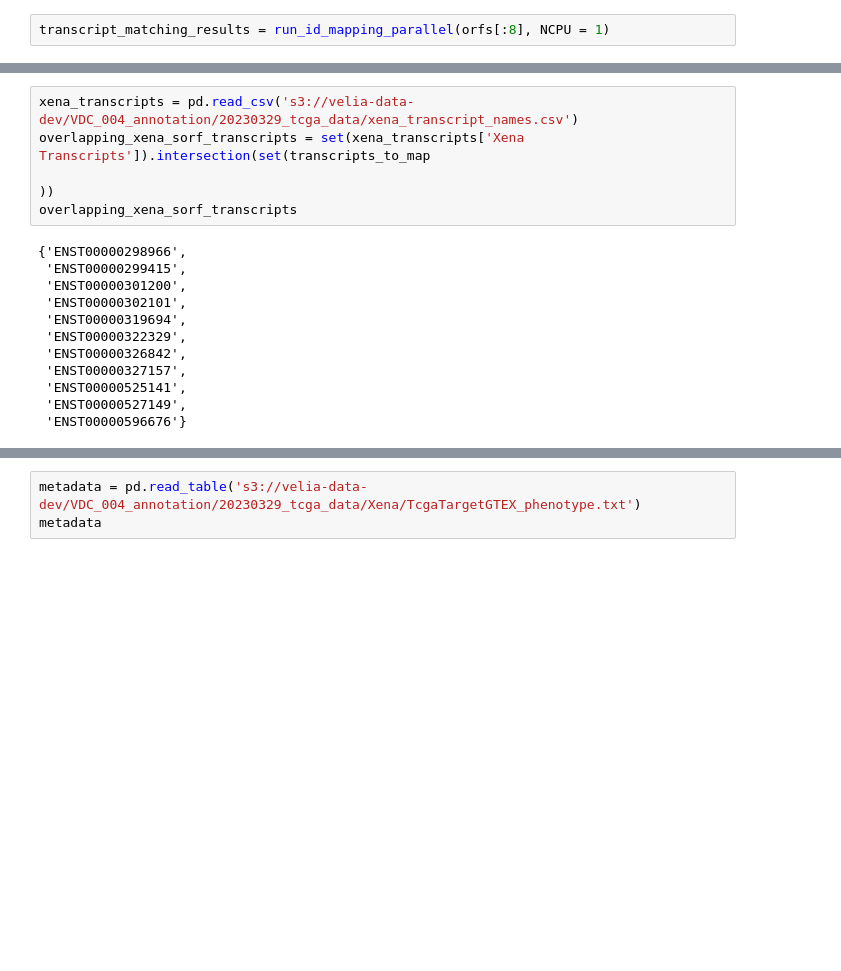
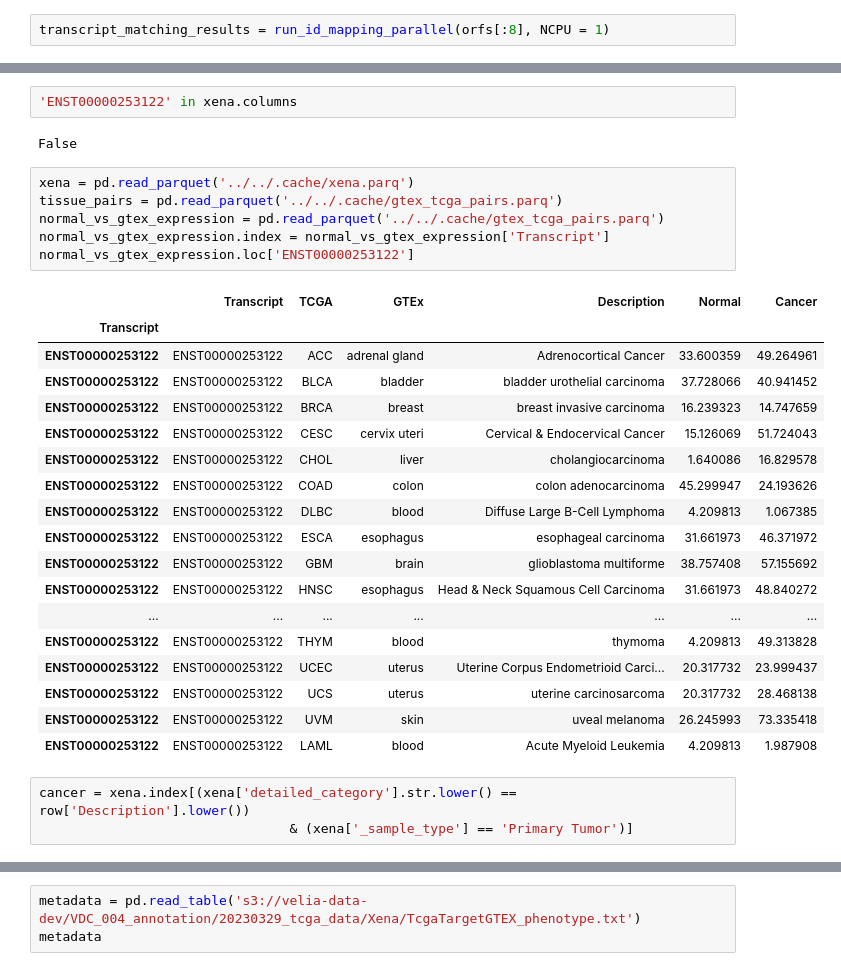
Before and after one commit to veliatx/dashboard, a Jupyter notebook: dashboard/etl/dev.ipynb, the cells around one changed output, grey strips where cells are left out. Cells and saved outputs as stored; diff of their text form; blank space fills up the shorter version.

```diff
--- a/dashboard/etl/dev.ipynb
+++ b/dashboard/etl/dev.ipynb
@@ -53,17 +196,32 @@ transcript_matching_results = run_id_mapping_parallel(orfs[:8], NCPU = 1)
+# %%
+'ENST00000253122' in xena.columns
+# %% [output]
+False
 # %%
-xena_transcripts = pd.read_csv('s3://velia-data-dev/VDC_004_annotation/20230329_tcga_data/xena_transcript_names.csv')
-overlapping_xena_sorf_transcripts = set(xena_transcripts['Xena Transcripts']).intersection(set(transcripts_to_map
-                                                                                            ))
-overlapping_xena_sorf_transcripts
+xena = pd.read_parquet('../../.cache/xena.parq')
+tissue_pairs = pd.read_parquet('../../.cache/gtex_tcga_pairs.parq')
+normal_vs_gtex_expression = pd.read_parquet('../../.cache/gtex_tcga_pairs.parq')
+normal_vs_gtex_expression.index = normal_vs_gtex_expression['Transcript']
+normal_vs_gtex_expression.loc['ENST00000253122']
 # %% [output]
-{'ENST00000298966',
- 'ENST00000299415',
- 'ENST00000301200',
- 'ENST00000302101',
- 'ENST00000319694',
- 'ENST00000322329',
- 'ENST00000326842',
- 'ENST00000327157',
- 'ENST00000525141',
- 'ENST00000527149',
- 'ENST00000596676'}
+|  | Transcript | TCGA | GTEx | Description | Normal | Cancer |
+| Transcript |  |  |  |  |  |  |
+| ENST00000253122 | ENST00000253122 | ACC | adrenal gland | Adrenocortical Cancer | 33.600359 | 49.264961 |
+| ENST00000253122 | ENST00000253122 | BLCA | bladder | bladder urothelial carcinoma | 37.728066 | 40.941452 |
+| ENST00000253122 | ENST00000253122 | BRCA | breast | breast invasive carcinoma | 16.239323 | 14.747659 |
+| ENST00000253122 | ENST00000253122 | CESC | cervix uteri | Cervical & Endocervical Cancer | 15.126069 | 51.724043 |
+| ENST00000253122 | ENST00000253122 | CHOL | liver | cholangiocarcinoma | 1.640086 | 16.829578 |
+| ENST00000253122 | ENST00000253122 | COAD | colon | colon adenocarcinoma | 45.299947 | 24.193626 |
+| ENST00000253122 | ENST00000253122 | DLBC | blood | Diffuse Large B-Cell Lymphoma | 4.209813 | 1.067385 |
+| ENST00000253122 | ENST00000253122 | ESCA | esophagus | esophageal carcinoma | 31.661973 | 46.371972 |
+| ENST00000253122 | ENST00000253122 | GBM | brain | glioblastoma multiforme | 38.757408 | 57.155692 |
+| ENST00000253122 | ENST00000253122 | HNSC | esophagus | Head & Neck Squamous Cell Carcinoma | 31.661973 | 48.840272 |
+| ... | ... | ... | ... | ... | ... | ... |
+| ENST00000253122 | ENST00000253122 | THYM | blood | thymoma | 4.209813 | 49.313828 |
+| ENST00000253122 | ENST00000253122 | UCEC | uterus | Uterine Corpus Endometrioid Carci... | 20.317732 | 23.999437 |
+| ENST00000253122 | ENST00000253122 | UCS | uterus | uterine carcinosarcoma | 20.317732 | 28.468138 |
+| ENST00000253122 | ENST00000253122 | UVM | skin | uveal melanoma | 26.245993 | 73.335418 |
+| ENST00000253122 | ENST00000253122 | LAML | blood | Acute Myeloid Leukemia | 4.209813 | 1.987908 |
+# %%
+cancer = xena.index[(xena['detailed_category'].str.lower() == row['Description'].lower())
+                                & (xena['_sample_type'] == 'Primary Tumor')]
```
Also changed, not shown: parts of 23 cells of this notebook, 6 other files.
